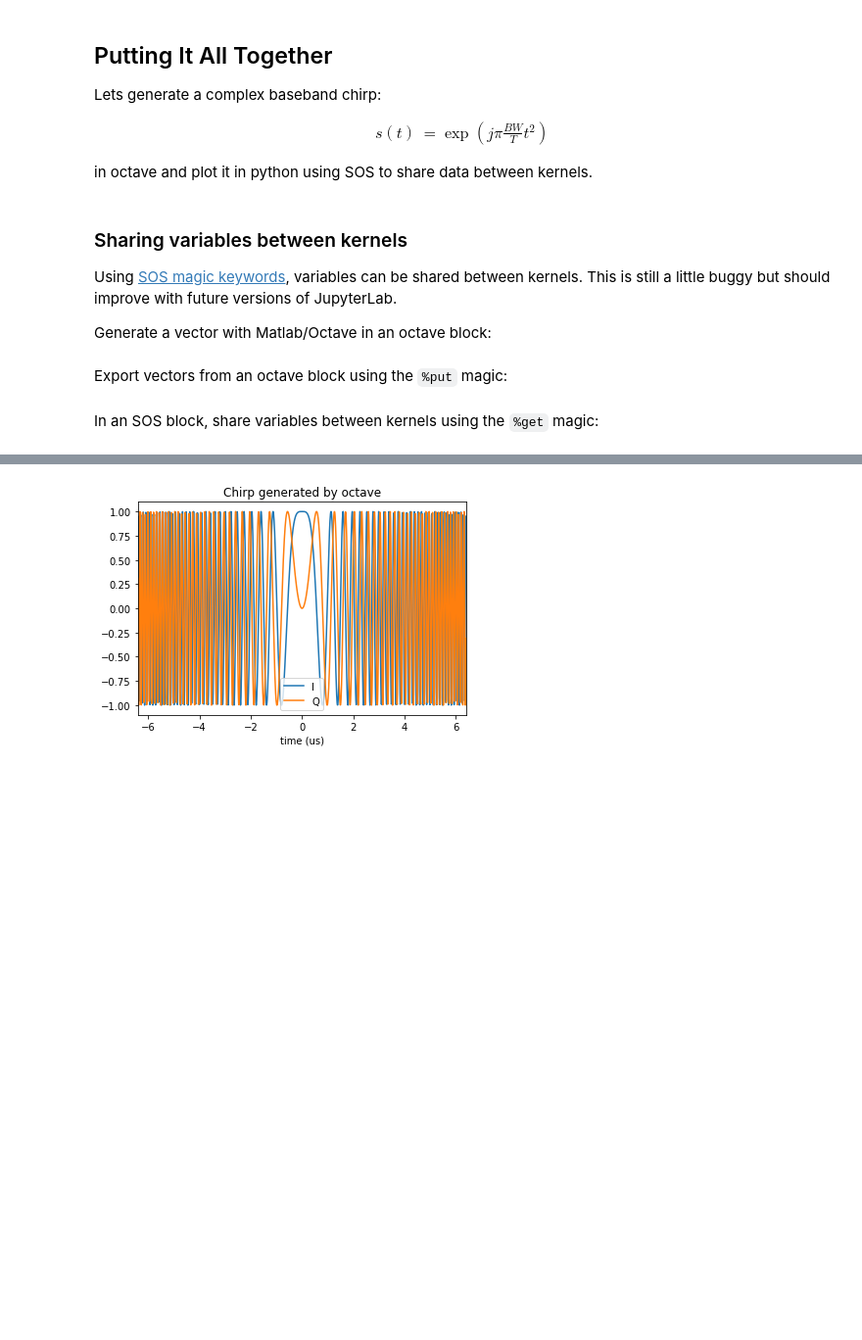
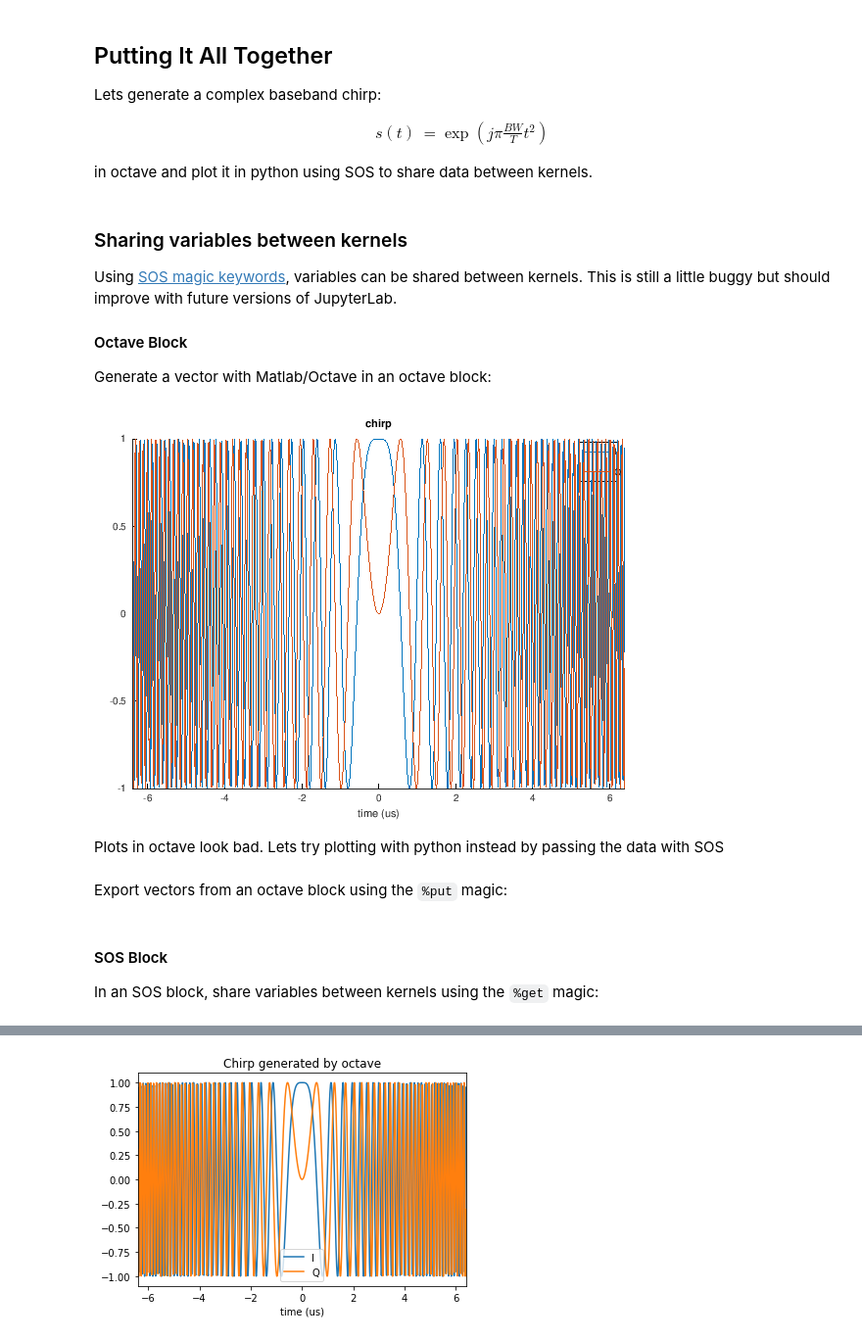
Before and after one commit to samprager/jupyterIntroduction, a Jupyter notebook: sosexample.ipynb, the cells around one changed output, grey strips where cells are left out. Shown: that part at 98% size. Cells and saved outputs as stored; diff of their text form; code cells hidden in the pictures; blank space fills up the shorter version.

```diff
--- a/sosexample.ipynb
+++ b/sosexample.ipynb
@@ -49,5 +49,24 @@ in octave and plot it in python using SOS to share data between kernels.
 ### Sharing variables between kernels
 Using [SOS magic keywords](https://vatlab.github.io/sos-docs/doc/documentation/SoS_Magics.html#put), variables can be shared between kernels. This is still a little buggy but should improve with future versions of JupyterLab.
 
+#### Octave Block
 Generate a vector with Matlab/Octave in an octave block:
+# %%
+% Octave/Matlab code
+fs = 100e6;
+N = 1280;
+bw = 20e6;
+
+n = [0:(N-1)]-N/2;
+t = n/fs;
+
+s = exp(1i*pi*.5*(bw/t(end))*(t.^2));
+
+figure; hold on;
+plot(t*1e6,real(s)); plot(t*1e6,imag(s));
+title('chirp'); xlabel('time (us)'); legend('I','Q'); xlim(1e6*[t(1),t(end)]);
+# %% [output]
+[figure, added]
+# %% [markdown]
+Plots in octave look bad. Lets try plotting with python instead by passing the data with SOS
 # %%
@@ -74,6 +83,7 @@ Export vectors from an octave block using the `%put` magic:
 # %%
 %put s t
 # %% [markdown]
+#### SOS Block
 In an SOS block, share variables between kernels using the `%get` magic:
 # %%
 %get s t --from Octave
```
Also changed, not shown: parts of 2 cells of this notebook, 18 other files.
